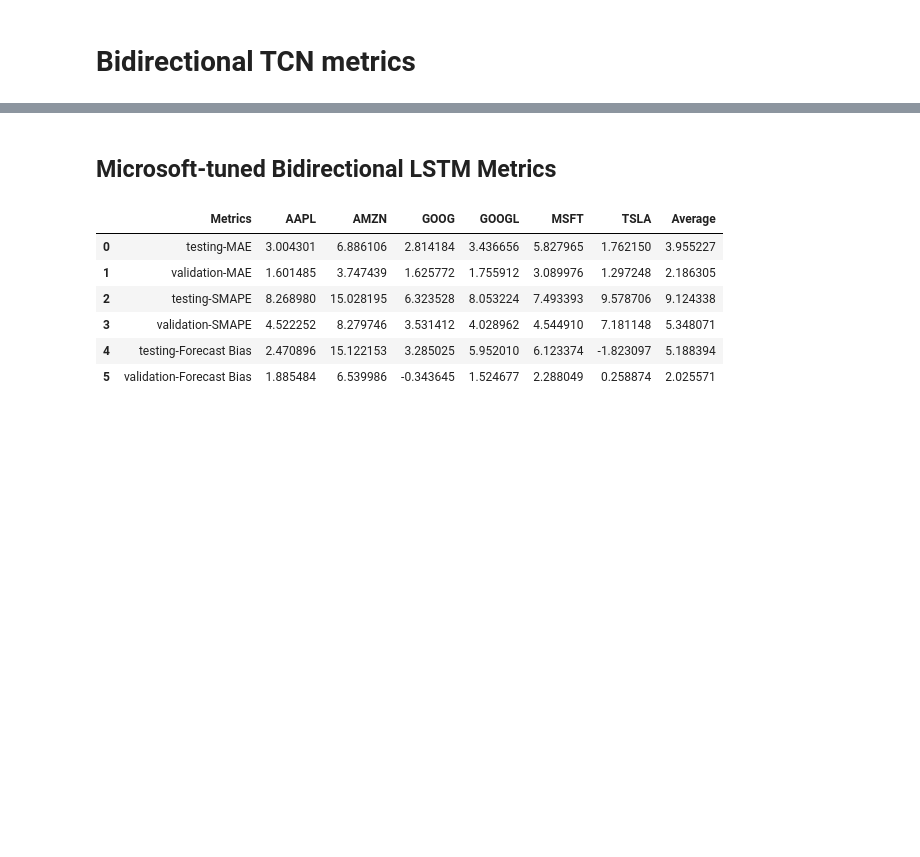
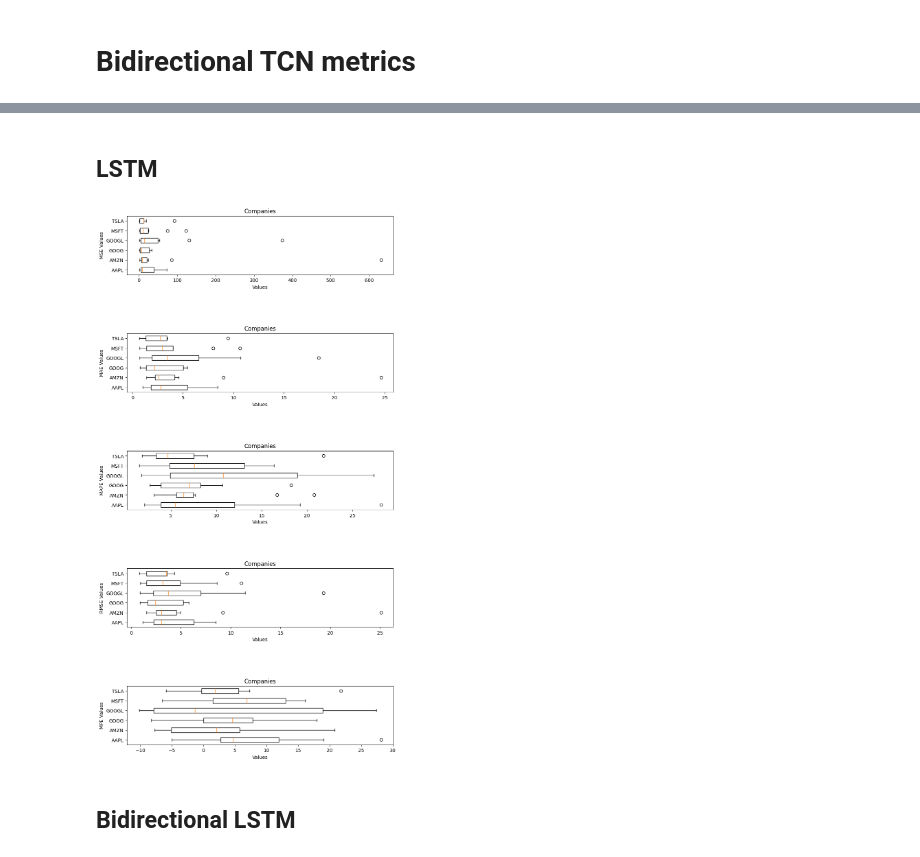
Before and after one commit to jmsb505/StockPredictionModels, a Jupyter notebook: Results/all_metrics.ipynb, the cells around one changed output, grey strips where cells are left out. Saved outputs shown, nothing was run; the diff lists cells and outputs as text; code cells hidden in the pictures; blank space fills up the shorter version.

```diff
--- a/Results/all_metrics.ipynb
+++ b/Results/all_metrics.ipynb
@@ -151,22 +280,31 @@ df_bitcn
+# %%
+def get_company_split(df,metric):
+    data=[[],[],[],[],[],[]]
+    count=0
+    for value in df[metric]:
+        mod=count%6
+        count+=1
+        data[mod].append(value)
+    return data
+
+def box_gen(df):
+    metrics=['MSE','MAE', 'MAPE', 'RMSE', 'MPE']
+    plt.figure(figsize=(10, 20))
+    for i in range(len(metrics)):
+        data=get_company_split(df,metrics[i])
+        plt.subplot(len(metrics),1,i+1)
+        plt.boxplot(data, labels=classes,vert=False)
+        plt.xlabel('Values')
+        plt.ylabel(f'{metrics[i]} Values')
+        plt.title('Companies')
+    plt.subplots_adjust(hspace=1)  # Adjust spacing between subplots
+    plt.show()
+# %% [markdown]
+## LSTM
+# %%
+
+box_gen(df_lstm_hyp)
+# %% [output]
+[figure, added]
 # %% [markdown]
-## Microsoft-tuned Bidirectional LSTM Metrics
+## Bidirectional LSTM
-# %%
-df_mbilstm = pd.read_csv('mbilstm_metrics.csv')
-cols=df_mbilstm.columns.tolist()
-mbilstm_avrg_col=[]
-for row_index in range(len(df_mbilstm['Metrics'])):
-    data=[]
-    for ticker in cols[1:]:
-        data.append(df_mbilstm[ticker][row_index])
-    data=np.array(data)
-    mbilstm_avrg_col.append(np.mean(data))
-df_mbilstm['Average']=mbilstm_avrg_col
-df_mbilstm
-# %% [output]
-|  | Metrics | AAPL | AMZN | GOOG | GOOGL | MSFT | TSLA | Average |
-| 0 | testing-MAE | 3.004301 | 6.886106 | 2.814184 | 3.436656 | 5.827965 | 1.762150 | 3.955227 |
-| 1 | validation-MAE | 1.601485 | 3.747439 | 1.625772 | 1.755912 | 3.089976 | 1.297248 | 2.186305 |
-| 2 | testing-SMAPE | 8.268980 | 15.028195 | 6.323528 | 8.053224 | 7.493393 | 9.578706 | 9.124338 |
-| 3 | validation-SMAPE | 4.522252 | 8.279746 | 3.531412 | 4.028962 | 4.544910 | 7.181148 | 5.348071 |
-| 4 | testing-Forecast Bias | 2.470896 | 15.122153 | 3.285025 | 5.952010 | 6.123374 | -1.823097 | 5.188394 |
-| 5 | validation-Forecast Bias | 1.885484 | 6.539986 | -0.343645 | 1.524677 | 2.288049 | 0.258874 | 2.025571 |
```
Also changed, not shown: parts of 53 cells of this notebook.
